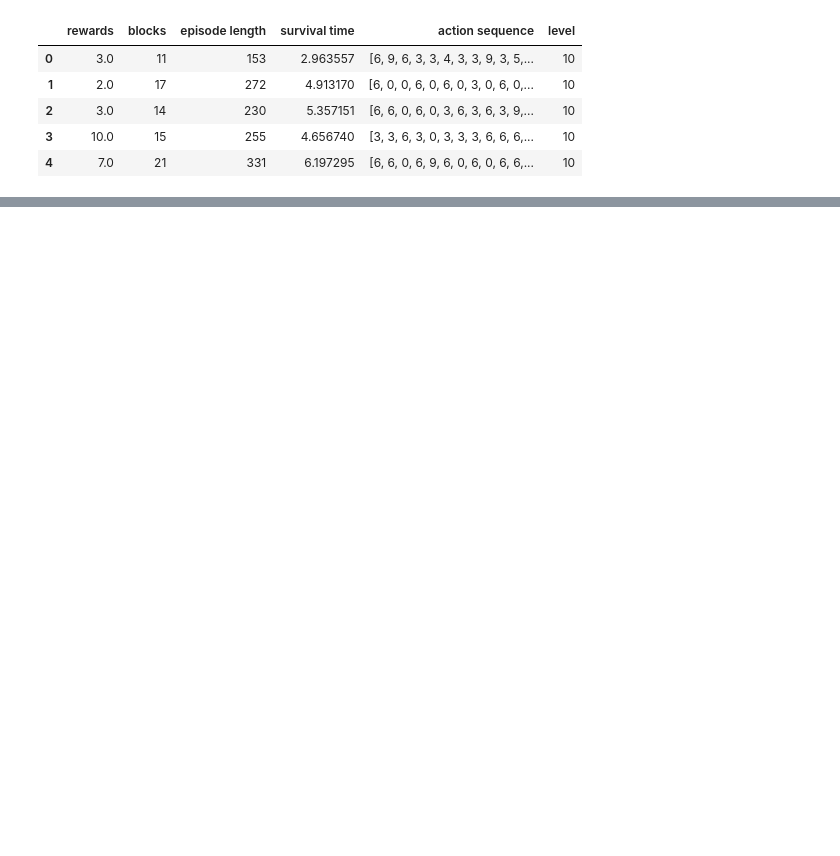
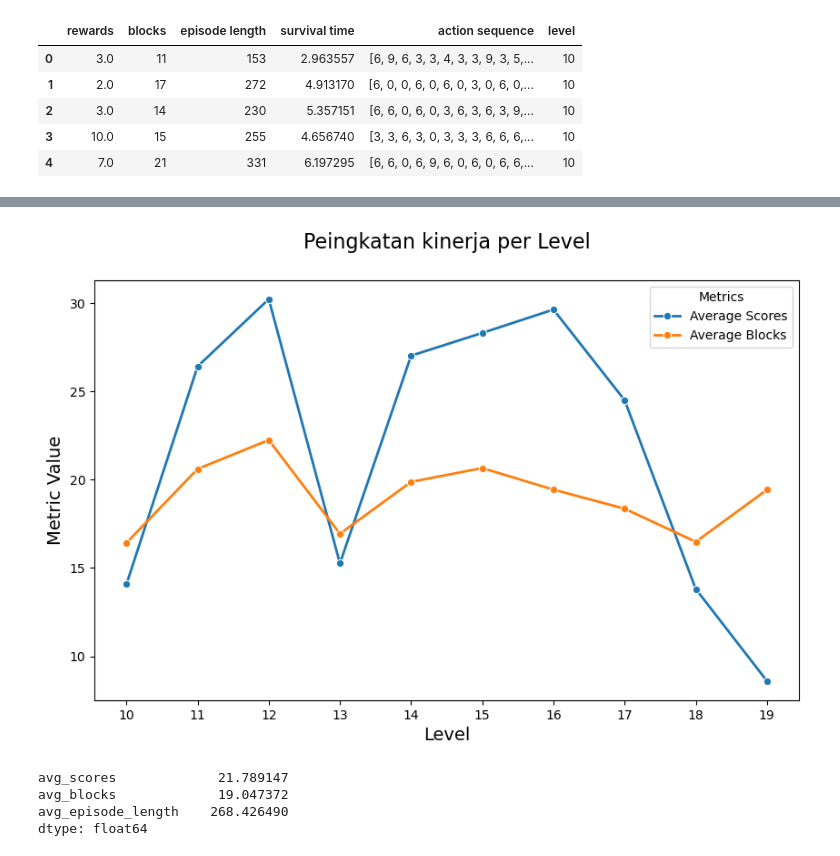
Before and after one commit to revanfz/unreal-tetris, a Jupyter notebook: generalization_eval.ipynb, the cells around one changed output, grey strips where cells are left out. Drawn from its saved outputs; the diff is of its cells as text; code cells hidden in the pictures; blank space fills up the shorter version.

```diff
--- a/generalization_eval.ipynb
+++ b/generalization_eval.ipynb
@@ -65,5 +83,6 @@ plt.show()
 # %%
 summary_df = level.groupby("level").agg(
-    avg_rewards=("rewards", "mean"),
-    avg_blocks=("")
-)
+    avg_scores=("rewards", "mean"),
+    avg_blocks=("blocks", "mean"),
+    avg_episode_length=("episode length", "mean"),
+).reset_index()
@@ -69,0 +107,21 @@ summary_df = level.groupby("level").agg(
+# %%
+# Membuat lineplot untuk avg_scores, avg_blocks, dan avg_episode_length
+plt.figure(figsize=(10, 6))
+
+sns.lineplot(data=summary_df, x='level', y='avg_scores', marker='o', label='Average Scores', linewidth=2, errorbar="ci")
+sns.lineplot(data=summary_df, x='level', y='avg_blocks', marker='o', label='Average Blocks', linewidth=2, errorbar="ci")
+# sns.lineplot(data=summary_df, x='level', y='avg_episode_length', marker='o', label='Average Episode Length', linewidth=2, errorbar="ci")
+
+# Menambahkan label dan title
+plt.title('Peingkatan kinerja per Level\n', fontsize=16)
+plt.xticks(summary_df['level'])
+plt.xlabel('Level', fontsize=14)
+plt.ylabel('Metric Value', fontsize=14)
+
+# Menambahkan legend
+plt.legend(title='Metrics')
+
+# Menampilkan plot
+plt.show()
+# %% [output]
+[figure, added]
@@ -69,0 +130,7 @@ summary_df = level.groupby("level").agg(
+# %%
+final_summary_df
+# %% [output]
+avg_scores             21.789147
+avg_blocks             19.047372
+avg_episode_length    268.426490
+dtype: float64
```
Also changed, not shown: parts of 7 cells of this notebook, 38 other files.
